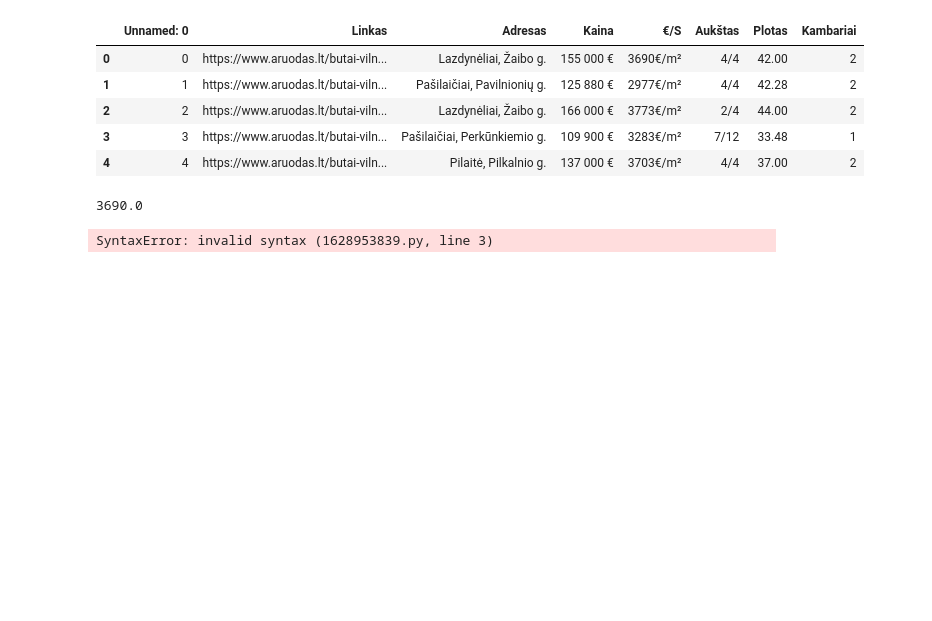
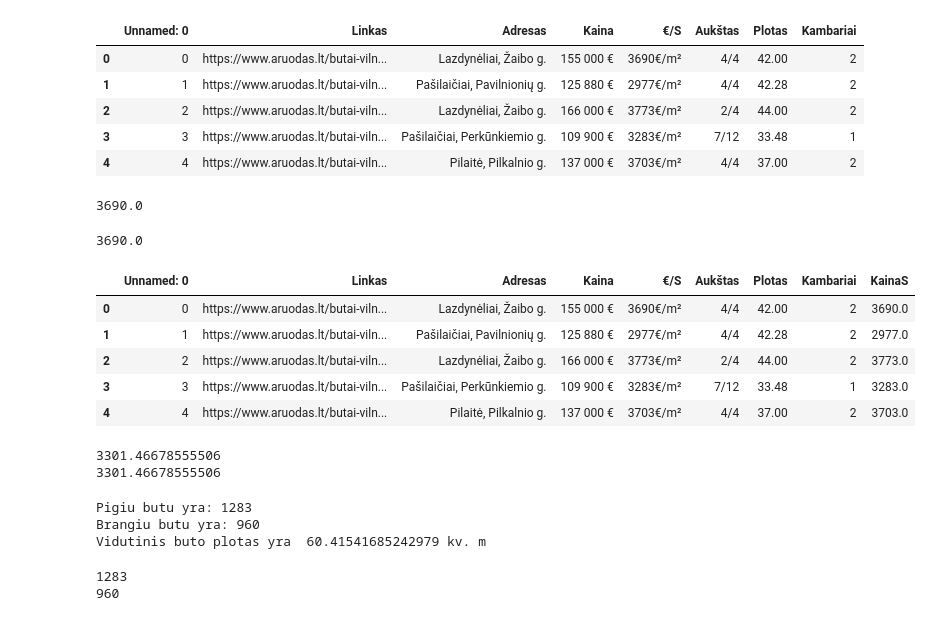
Before and after one commit to Vatakill/JupyterNotebooksR, a Jupyter notebook: pandos.ipynb, the cells around one changed output. Cells and saved outputs as stored; diff of their text form; code cells hidden in the pictures; blank space fills up the shorter version.

```diff
--- a/pandos.ipynb
+++ b/pandos.ipynb
@@ -907,17 +929,63 @@ print(ats)
 3690.0
 # %%
 # Pridėkite prie DataFrame'o naują stulpelį "KainaS", kur būtų skaičiai (float'ai) iš stulpelio "€/S"
-
-def
-
-Aruodas['KainaS'] = [].apply()
-
-d14s['Eurai iš funkcijos'] = d14s['bdu_spalio'].apply(ltlToEuro)
-
 # tam panaudokite savo sukurtą funkciją, kuri tekstą verstų į float'us
 # bei .apply() metodą
-# Suraskite vidutinę kv. m. kainą.
+f = '3690€/m²' # formule keicianti is str i float
+def vertimas(el):
+    elF = float(el[:-4])
+    return elF
 
-#dar hint'ų - su .values gaunate array, jam, kaip ir standartiniam list'ui, galima taikyti indeksavimą []
+ats = vertimas(f)
+print(ats)
+
+DfAruodas['KainaS'] = DfAruodas['€/S'].apply(vertimas) # pritaikymas anksciau parasytos formules
+DfAruodas.head(5)
 # %% [output]
-SyntaxError: invalid syntax (1628953839.py, line 3)
+3690.0
+|  | Unnamed: 0 | Linkas | Adresas | Kaina | €/S | Aukštas | Plotas | Kambariai | KainaS |
+| 0 | 0 | https://www.aruodas.lt/butai-viln... | Lazdynėliai, Žaibo g. | 155 000 € | 3690€/m² | 4/4 | 42.00 | 2 | 3690.0 |
+| 1 | 1 | https://www.aruodas.lt/butai-viln... | Pašilaičiai, Pavilnionių g. | 125 880 € | 2977€/m² | 4/4 | 42.28 | 2 | 2977.0 |
+| 2 | 2 | https://www.aruodas.lt/butai-viln... | Lazdynėliai, Žaibo g. | 166 000 € | 3773€/m² | 2/4 | 44.00 | 2 | 3773.0 |
+| 3 | 3 | https://www.aruodas.lt/butai-viln... | Pašilaičiai, Perkūnkiemio g. | 109 900 € | 3283€/m² | 7/12 | 33.48 | 1 | 3283.0 |
+| 4 | 4 | https://www.aruodas.lt/butai-viln... | Pilaitė, Pilkalnio g. | 137 000 € | 3703€/m² | 4/4 | 37.00 | 2 | 3703.0 |
+# %%
+#  Suraskite vidutinę kv. m. kainą.
+
+VidKaina = DfAruodas['KainaS'].mean()
+print(VidKaina)
+
+NVidKaina = np.mean(DfAruodas['KainaS'])
+print(NVidKaina)
+# %% [output]
+3301.46678555506
+3301.46678555506
+# %%
+#Dar su aruodas.csv:
+# Suraskite, kiek buvo pigių, kiek buvo brangių butų (mažiau už vidutinę
+# kainą, daugiau nei vidutinė kaina)
+#Suraskite vidutinį butų plotą.
+PigusButai = (DfAruodas['KainaS'] < VidKaina).sum()
+print('Pigiu butu yra:', PigusButai)
+BrangusButai = (DfAruodas['KainaS'] > VidKaina).sum()
+print('Brangiu butu yra:', BrangusButai)
+
+VidPlotas = DfAruodas['Plotas'].mean()
+print('Vidutinis buto plotas yra ' , VidPlotas, 'kv. m')
+
+
+# BduF = DUS2018.query('lytis == "F"')['bdu_spalio'].mean()
+# PB = DfAruodas.query('KainaS < {VidKaina}')
+# %% [output]
+Pigiu butu yra: 1283
+Brangiu butu yra: 960
+Vidutinis buto plotas yra  60.41541685242979 kv. m
+# %%
+PB = len(DfAruodas.query('KainaS < @VidKaina'))
+print(PB)
+
+BB = len(DfAruodas.query('KainaS > @VidKaina'))
+print(BB)
+# %% [output]
+1283
+960
```
Also changed, not shown: parts of 9 cells of this notebook, 1 other file.
